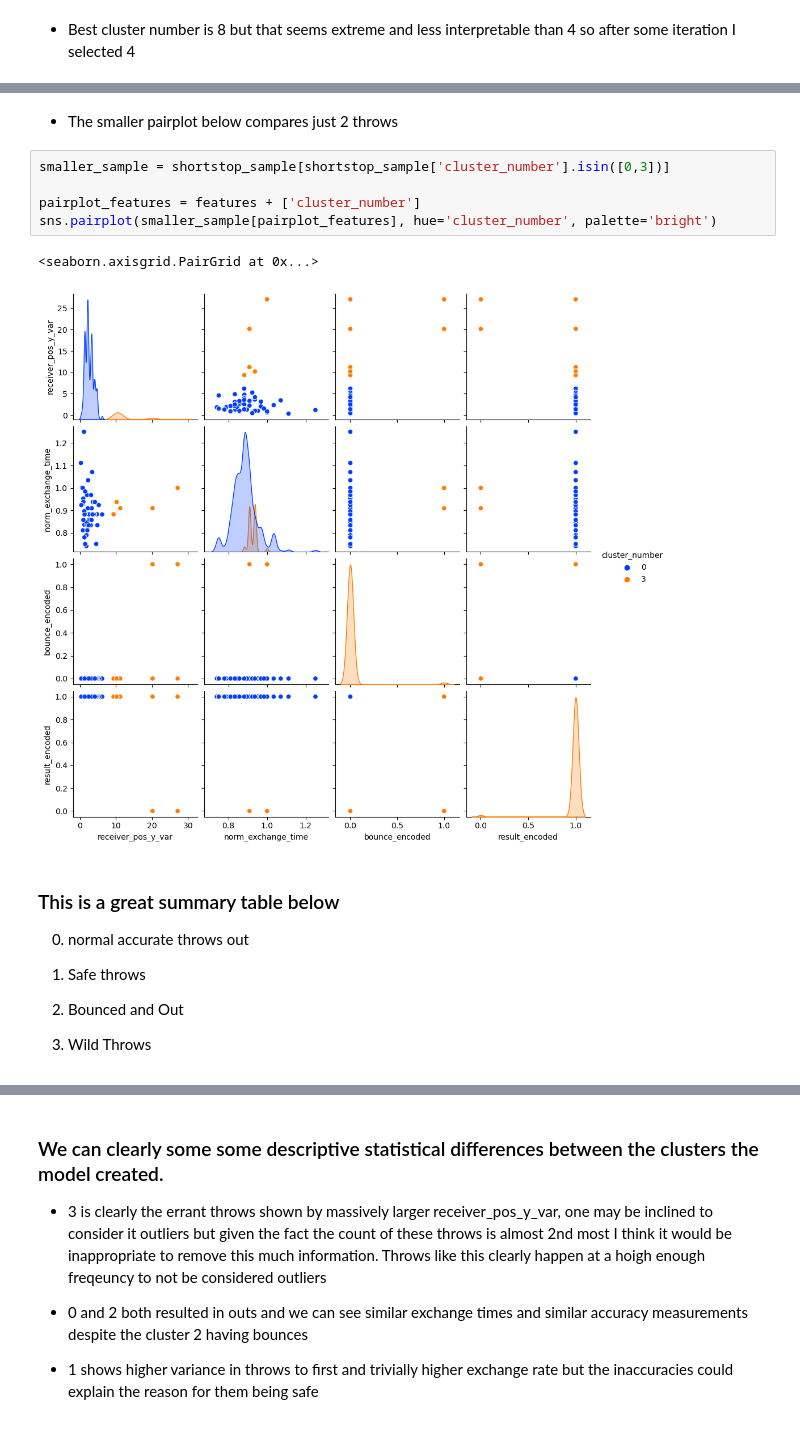
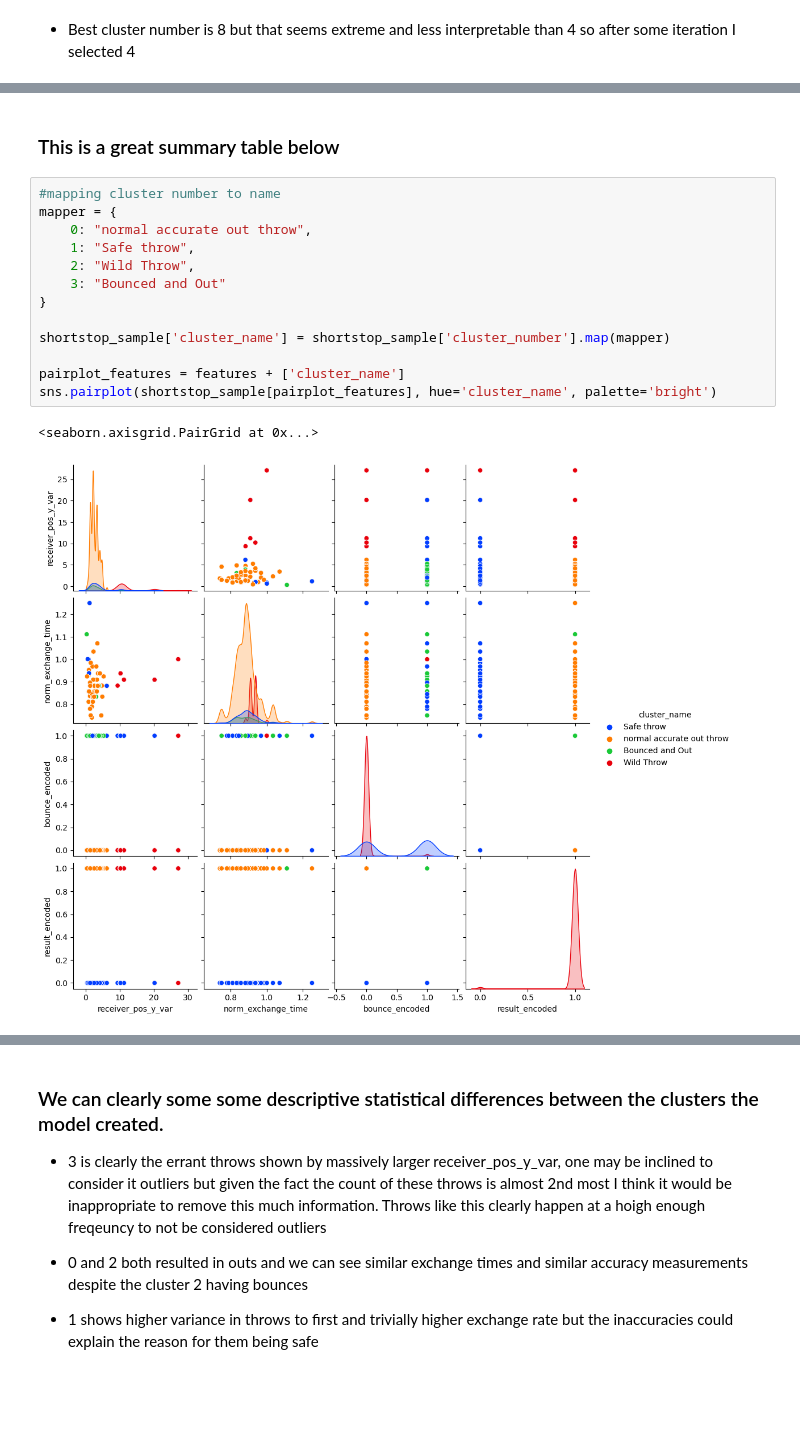
Before and after one commit to jaredap1995/LeetCode, a Jupyter notebook: Interview_Prep_Assignments/Detroit_Tigers_R&D_Analyst/KC_Royals/modelling_assignment.ipynb, the cells around one changed output, grey strips where cells are left out. Cells and saved outputs as stored; diff of their text form; blank space fills up the shorter version.

```diff
--- a/Interview_Prep_Assignments/Detroit_Tigers_R&D_Analyst/KC_Royals/modelling_assignment.ipynb
+++ b/Interview_Prep_Assignments/Detroit_Tigers_R&D_Analyst/KC_Royals/modelling_assignment.ipynb
@@ -307,22 +328,20 @@ sns.pairplot(shortstop_sample[pairplot_features], hue='cluster_number', palette=
-# %% [markdown]
-- The smaller pairplot below compares just 2 throws
-# %%
-smaller_sample = shortstop_sample[shortstop_sample['cluster_number'].isin([0,3])]
-
-pairplot_features = features + ['cluster_number']
-sns.pairplot(smaller_sample[pairplot_features], hue='cluster_number', palette='bright')
-# %% [output]
-<seaborn.axisgrid.PairGrid at 0x...>
-[figure, removed]
 # %% [markdown]
 ### This is a great summary table below
-
-0. normal accurate throws out
-
-1. Safe throws
-
-2. Bounced and Out
-
-3. Wild Throws
+# %%
+#mapping cluster number to name
+mapper = {
+    0: "normal accurate out throw",
+    1: "Safe throw",
+    2: "Wild Throw",
+    3: "Bounced and Out"
+}
+
+shortstop_sample['cluster_name'] = shortstop_sample['cluster_number'].map(mapper)
+
+pairplot_features = features + ['cluster_name']
+sns.pairplot(shortstop_sample[pairplot_features], hue='cluster_name', palette='bright')
+# %% [output]
+<seaborn.axisgrid.PairGrid at 0x...>
+[figure, added]
 # %%
 # Index up to features[:2] because we do not need the encoded boolean bounce/out for descriptive statistics
```
Also changed, not shown: parts of 20 cells of this notebook, 3 other files.
